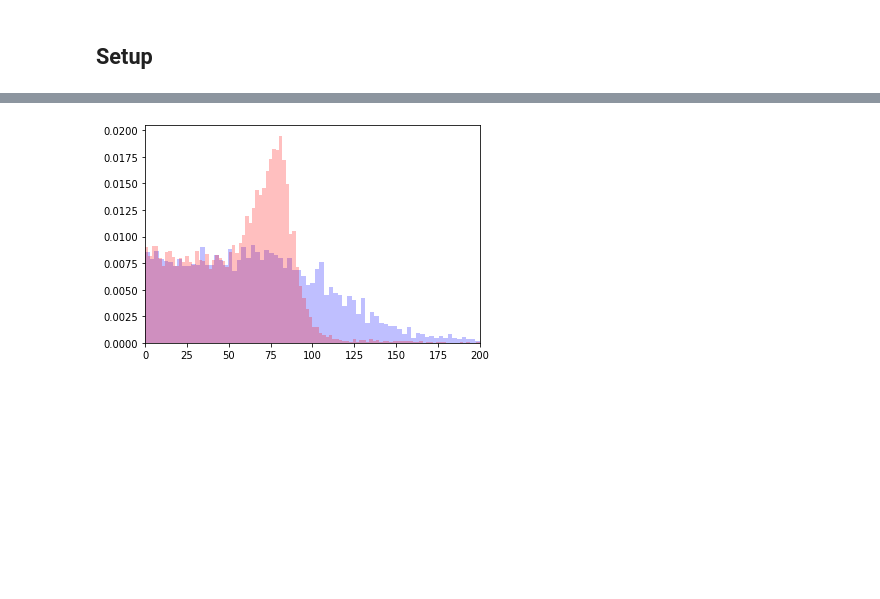
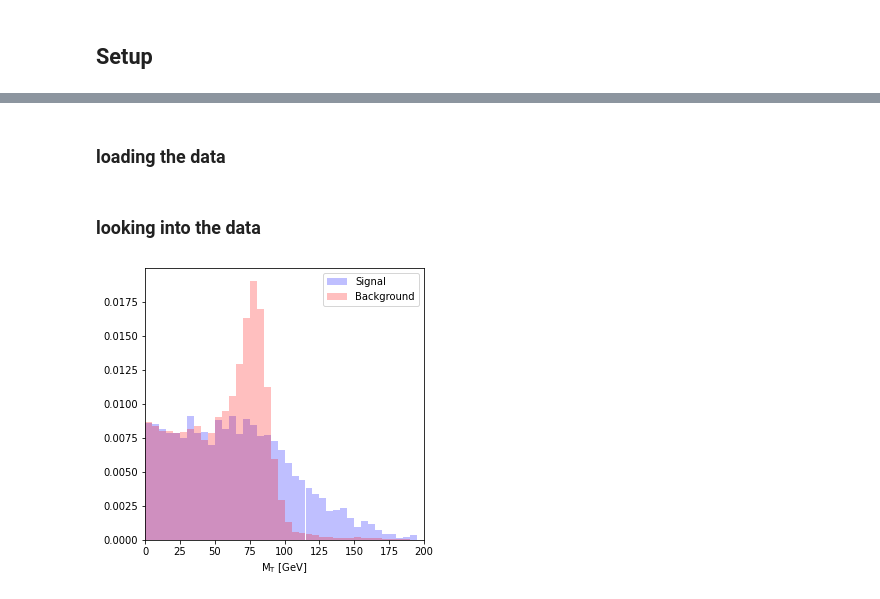
Before and after one commit to diogodebastos/StopQML, a Jupyter notebook: VQC.ipynb, the cells around one changed output, grey strips where cells are left out. Saved outputs shown, nothing was run; the diff lists cells and outputs as text; code cells hidden in the pictures; blank space fills up the shorter version.

```diff
--- a/VQC.ipynb
+++ b/VQC.ipynb
@@ -34,23 +271,33 @@ import matplotlib.pyplot as plt
+# %% [markdown]
+### loading the data
 # %%
 path = "/Users/ketchum/Desktop/STOP_nTuples/"
 #path = "/Volumes/Samsung_T5/STOP_nTuples/"
 trainPath = "nTuples17_nanoAOD_v2021-10-15_train/"
 testPath = "nTuples17_nanoAOD_v2021-10-15_test/"
+
+oneSamplePath = testPath
+
 #sgName = "T2DegStop_deltaM30"
-sgName = "T2DegStop_550_520"
-bkName = "WJetsToLNu_HT200to400"
+sgName = "T2DegStop_550_520_bdt"
+bkName = "WJetsToLNu_HT200to400_bdt"
 treename="bdttree"
 
-myFeatures = ["Jet1Pt", "Met", "mt", "LepPt", "LepEta", "LepChg", "HT", "NbLoose","Njet", "JetHBpt", "DrJetHBLep", "JetHBDeepCSV"]
+myFeatures = ["Jet1Pt", "Met", "mt", "LepPt", "LepEta", "LepChg", "HT", "NbLoose","Njet", "JetHBpt", "DrJetHBLep", "JetHBDeepCSV","BDT"]
 branches = ["XS","Nevt","Event","weight"]
 branches.extend(myFeatures)
+
 preSel = "(LepPt < 30) & (Met > 280) & (HT > 200) & (Jet1Pt > 110) & ((DPhiJet1Jet2 < 2.5) | (Jet2Pt < 60)) & (isTight == 1)"
 # %%
-sgTree = uproot.open(path + trainPath + sgName+".root:"+treename)
-bkTree = uproot.open(path + trainPath + bkName+".root:"+treename)
+# load root files
+sgTree = uproot.open(path + oneSamplePath + sgName+".root:"+treename)
+bkTree = uproot.open(path + oneSamplePath + bkName+".root:"+treename)
 
+# select important events
 sgDict = sgTree.arrays(branches,preSel,library="np")
 bkDict = bkTree.arrays(branches,preSel,library="np")
+# %% [markdown]
+### looking into the data
 # %%
 sgLepPt = sgDict["LepPt"]
 sgJet1Pt = sgDict["Jet1Pt"]
@@ -64,11 +311,18 @@ bkMet = bkDict["Met"]
 bkmt = bkDict["mt"]
 bkW = bkDict["XS"]/bkDict["Nevt"]
 # %%
-plt.hist(sgmt, 100, density=True, color = "blue", alpha=0.25)
-plt.hist(bkmt, 100, density=True, color = "red" , alpha=0.25) #histtype='step'
+plt.rcParams["figure.figsize"] = [5, 5]
+params = {"mathtext.default": "regular"}
+plt.rcParams.update(params)
+label=["Signal","Background"]
+binning=np.arange(0,200,5)
+plt.hist(sgmt, binning, density=True, color = "blue", alpha=0.25)
+plt.hist(bkmt, binning, density=True, color = "red" , alpha=0.25) #histtype='step'
+plt.legend(label, loc='best')
 plt.xlim([0, 200])
+plt.xlabel("$M_T$ [GeV]")
 plt.show()
 # %% [output]
-[figure, old version]
+[figure, new version]
 # %%
 plt.rcParams['figure.figsize'] = [24, 24]
```
Also changed, not shown: parts of 94 cells of this notebook, 7 other files.
